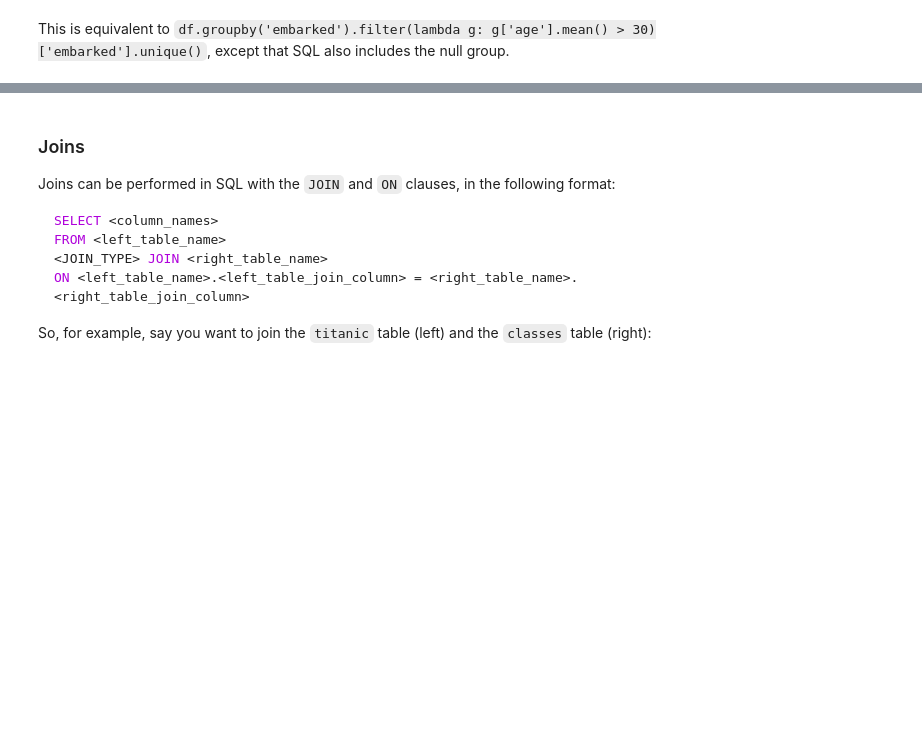
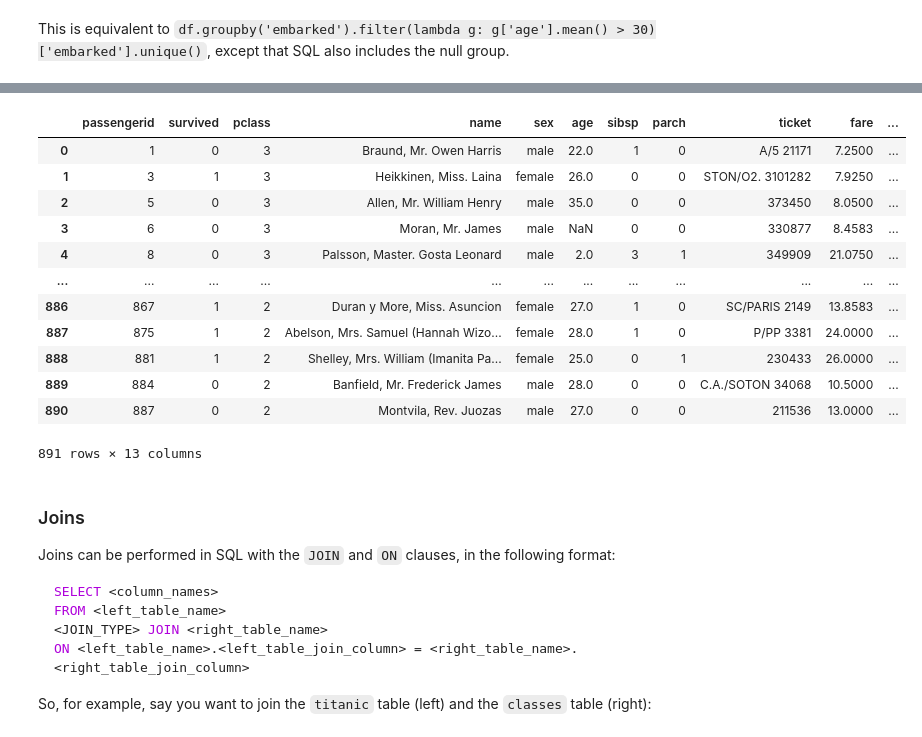
Before and after one commit to Mbuhliagah/database_and-_SQL, a Jupyter notebook: lesson/databases-and-sql-lesson.ipynb, the cells around one changed output, grey strips where cells are left out. Drawn from its saved outputs; the diff is of its cells as text; code cells hidden in the pictures; blank space fills up the shorter version.

```diff
--- a/lesson/databases-and-sql-lesson.ipynb
+++ b/lesson/databases-and-sql-lesson.ipynb
@@ -734,3 +767,19 @@ This is equivalent to `df.groupby('embarked').filter(lambda g: g['age'].mean() >
+# %%
+df.merge(classes, how='outer', on='pclass')
+# %% [output]
+|  | passengerid | survived | pclass | name | sex | age | sibsp | parch | ticket | fare | ... |
+| 0 | 1 | 0 | 3 | Braund, Mr. Owen Harris | male | 22.0 | 1 | 0 | A/5 21171 | 7.2500 | ... |
+| 1 | 3 | 1 | 3 | Heikkinen, Miss. Laina | female | 26.0 | 0 | 0 | STON/O2. 3101282 | 7.9250 | ... |
+| 2 | 5 | 0 | 3 | Allen, Mr. William Henry | male | 35.0 | 0 | 0 | 373450 | 8.0500 | ... |
+| 3 | 6 | 0 | 3 | Moran, Mr. James | male | NaN | 0 | 0 | 330877 | 8.4583 | ... |
+| 4 | 8 | 0 | 3 | Palsson, Master. Gosta Leonard | male | 2.0 | 3 | 1 | 349909 | 21.0750 | ... |
+| ... | ... | ... | ... | ... | ... | ... | ... | ... | ... | ... | ... |
+| 886 | 867 | 1 | 2 | Duran y More, Miss. Asuncion | female | 27.0 | 1 | 0 | SC/PARIS 2149 | 13.8583 | ... |
+| 887 | 875 | 1 | 2 | Abelson, Mrs. Samuel (Hannah Wizo... | female | 28.0 | 1 | 0 | P/PP 3381 | 24.0000 | ... |
+| 888 | 881 | 1 | 2 | Shelley, Mrs. William (Imanita Pa... | female | 25.0 | 0 | 1 | 230433 | 26.0000 | ... |
+| 889 | 884 | 0 | 2 | Banfield, Mr. Frederick James | male | 28.0 | 0 | 0 | C.A./SOTON 34068 | 10.5000 | ... |
+| 890 | 887 | 0 | 2 | Montvila, Rev. Juozas | male | 27.0 | 0 | 0 | 211536 | 13.0000 | ... |
+891 rows × 13 columns
 # %% [markdown]
 ### Joins
 
```
Also changed, not shown: parts of 22 cells of this notebook, 2 other files.
